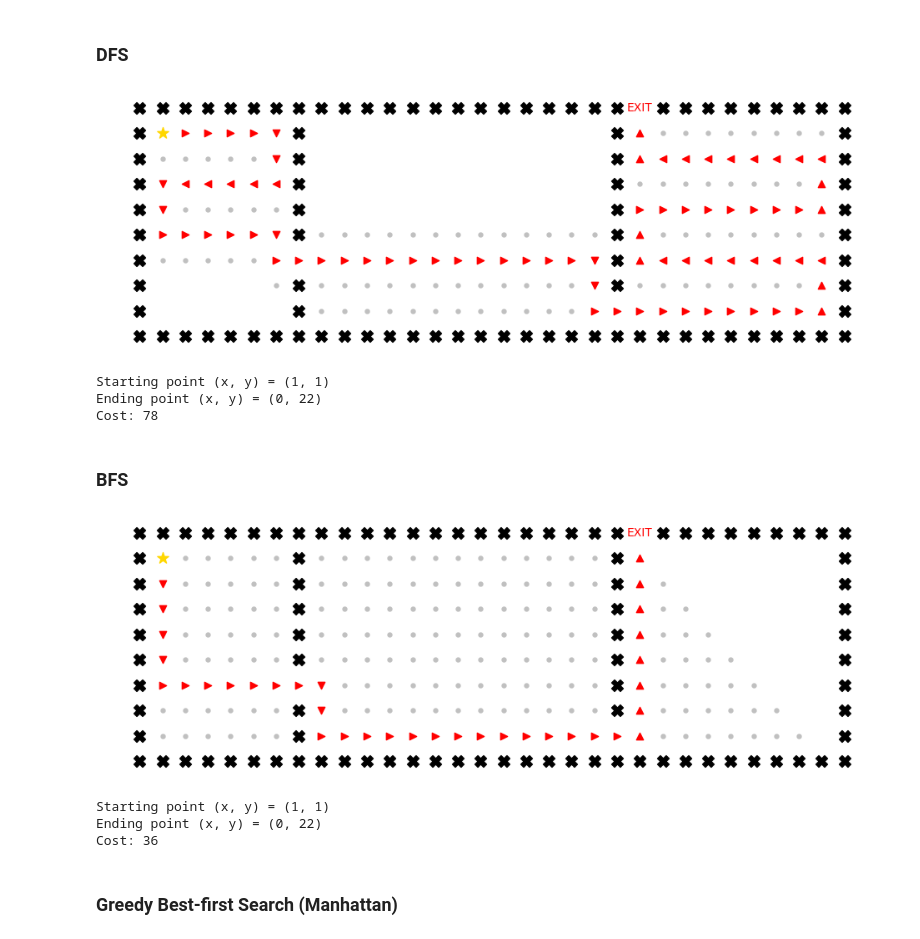
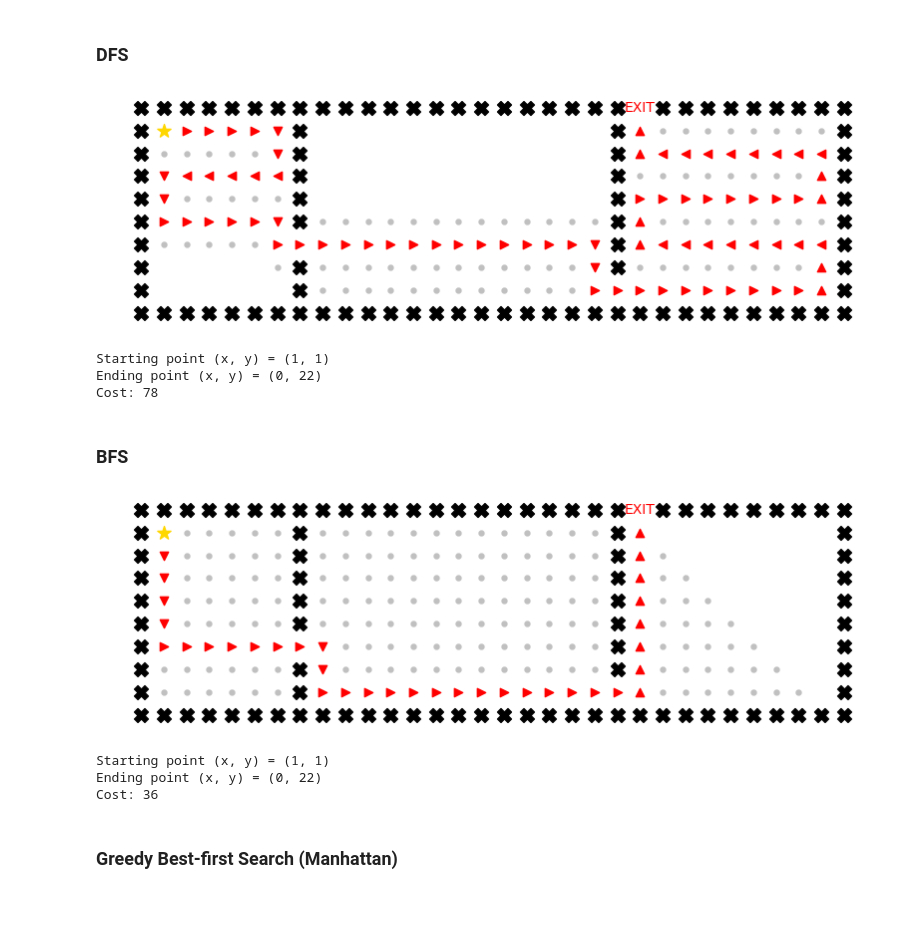
Before and after one commit to hungngocphat01/HCMUS-IntroAI-Project01-Pathfinding, a Jupyter notebook: report/report-src/report-nobonus.ipynb, the cells around one changed output. Saved outputs shown, nothing was run; the diff lists cells and outputs as text; code cells hidden in the pictures; blank space fills up the shorter version.

```diff
--- a/report/report-src/report-nobonus.ipynb
+++ b/report/report-src/report-nobonus.ipynb
@@ -153,18 +152,18 @@ Graph initialized from maze with size 10 x 32
 # %% [markdown]
 ### DFS
 # %%
-run_search_nobonus(g3, DFS, figsize=(12, 4))
+run_search_nobonus(g3, DFS, figsize=(10, 3))
 # %% [output]
-[figure, old version]
+[figure, new version]
 Starting point (x, y) = (1, 1)
 Ending point (x, y) = (0, 22)
 Cost: 78
 # %% [markdown]
 ### BFS
 # %%
-run_search_nobonus(g3, BFS,figsize=(12, 4))
+run_search_nobonus(g3, BFS,figsize=(10, 3))
 # %% [output]
-[figure, old version]
+[figure, new version]
 Starting point (x, y) = (1, 1)
 Ending point (x, y) = (0, 22)
 Cost: 36
```
Also changed, not shown: parts of 7 cells of this notebook, 11 other files.
